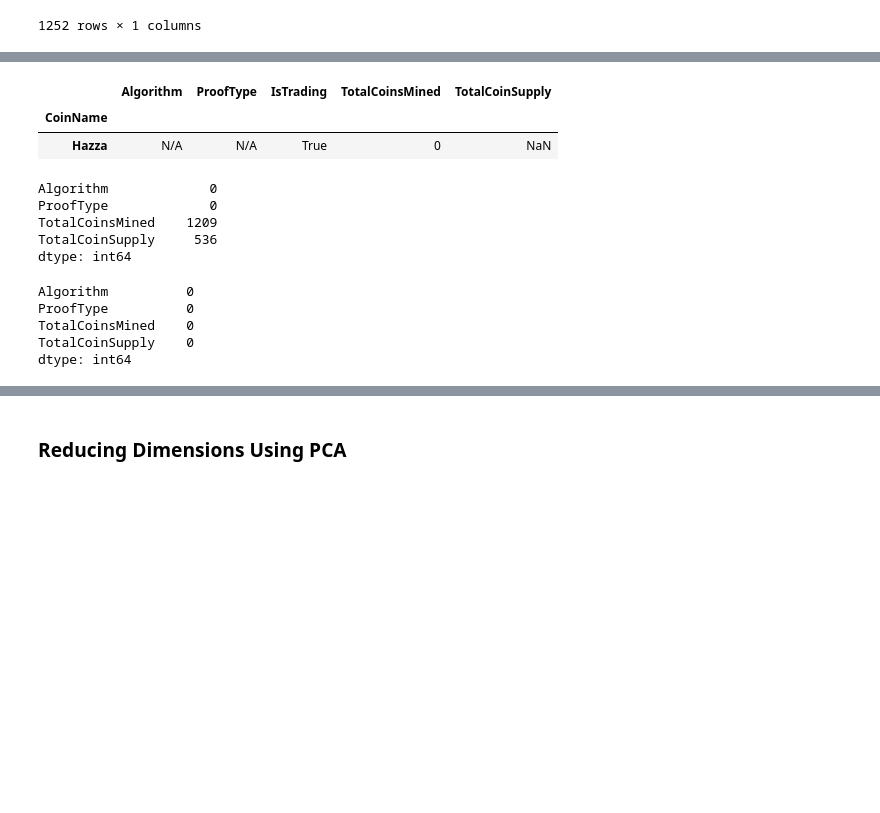
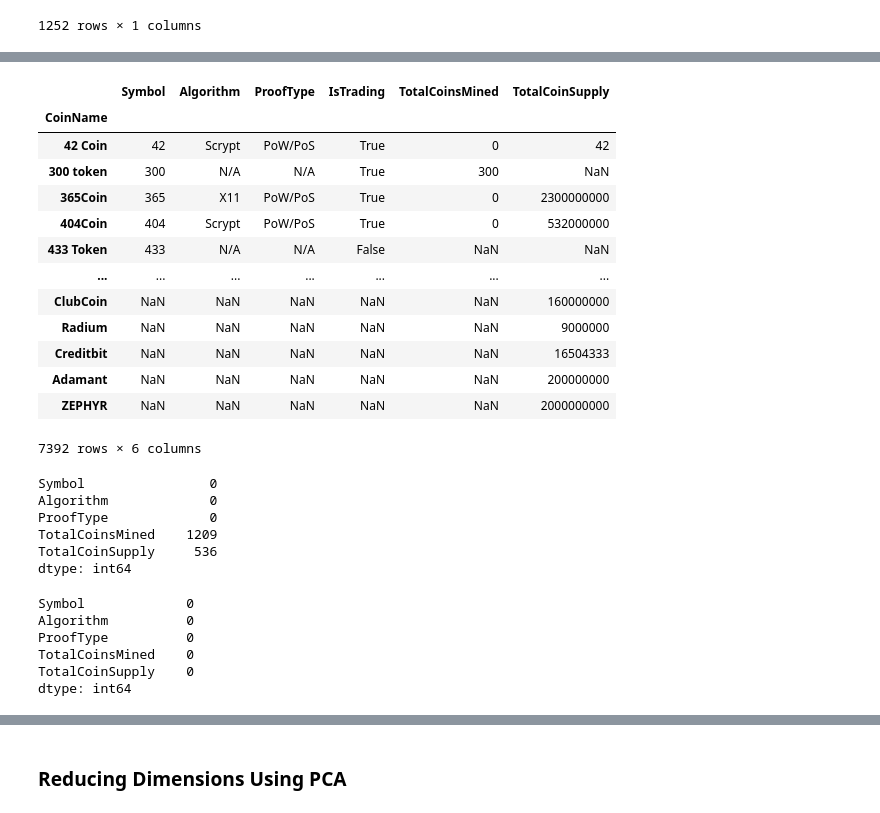
Before and after one commit to MatthewPuttroff/HWUnit13, a Jupyter notebook: Instructions/Starter_Files/crypto_clustering.ipynb, the cells around one changed output, grey strips where cells are left out. Cells and saved outputs as stored; diff of their text form; code cells hidden in the pictures; blank space fills up the shorter version.

```diff
--- a/Instructions/Starter_Files/crypto_clustering.ipynb
+++ b/Instructions/Starter_Files/crypto_clustering.ipynb
@@ -162,7 +162,6 @@ crypto_df.drop(columns = [
     'SmartContractAddress',
     'SortOrder',
     'Sponsored',
-    'Symbol',
     'Taxonomy',
     'Url'
 ], inplace = True)
@@ -220,10 +226,21 @@ joined_df.head()
 # %%
 crypto_df = joined_df.copy()
-crypto_df.sample()
+crypto_df
 # %% [output]
-|  | Algorithm | ProofType | IsTrading | TotalCoinsMined | TotalCoinSupply |
-| CoinName |  |  |  |  |  |
-| Hazza | N/A | N/A | True | 0 | NaN |
+|  | Symbol | Algorithm | ProofType | IsTrading | TotalCoinsMined | TotalCoinSupply |
+| CoinName |  |  |  |  |  |  |
+| 42 Coin | 42 | Scrypt | PoW/PoS | True | 0 | 42 |
+| 300 token | 300 | N/A | N/A | True | 300 | NaN |
+| 365Coin | 365 | X11 | PoW/PoS | True | 0 | 2300000000 |
+| 404Coin | 404 | Scrypt | PoW/PoS | True | 0 | 532000000 |
+| 433 Token | 433 | N/A | N/A | False | NaN | NaN |
+| ... | ... | ... | ... | ... | ... | ... |
+| ClubCoin | NaN | NaN | NaN | NaN | NaN | 160000000 |
+| Radium | NaN | NaN | NaN | NaN | NaN | 9000000 |
+| Creditbit | NaN | NaN | NaN | NaN | NaN | 16504333 |
+| Adamant | NaN | NaN | NaN | NaN | NaN | 200000000 |
+| ZEPHYR | NaN | NaN | NaN | NaN | NaN | 2000000000 |
+7392 rows × 6 columns
 # %%
 # Keep only cryptocurrencies that are trading
 crypto_df = crypto_df.loc[crypto_df['IsTrading'] == True]
@@ -237,6 +254,7 @@ crypto_df.drop(columns = ['IsTrading'], inplace = True)
 # Remove rows with at least 1 null value
 crypto_df.isnull().sum()
 # %% [output]
+Symbol                0
 Algorithm             0
 ProofType             0
 TotalCoinsMined    1209
@@ -246,6 +264,7 @@ dtype: int64
 crypto_df = crypto_df.dropna()
 crypto_df.isnull().sum()
 # %% [output]
+Symbol             0
 Algorithm          0
 ProofType          0
 TotalCoinsMined    0
```
Also changed, not shown: parts of 21 cells of this notebook.
